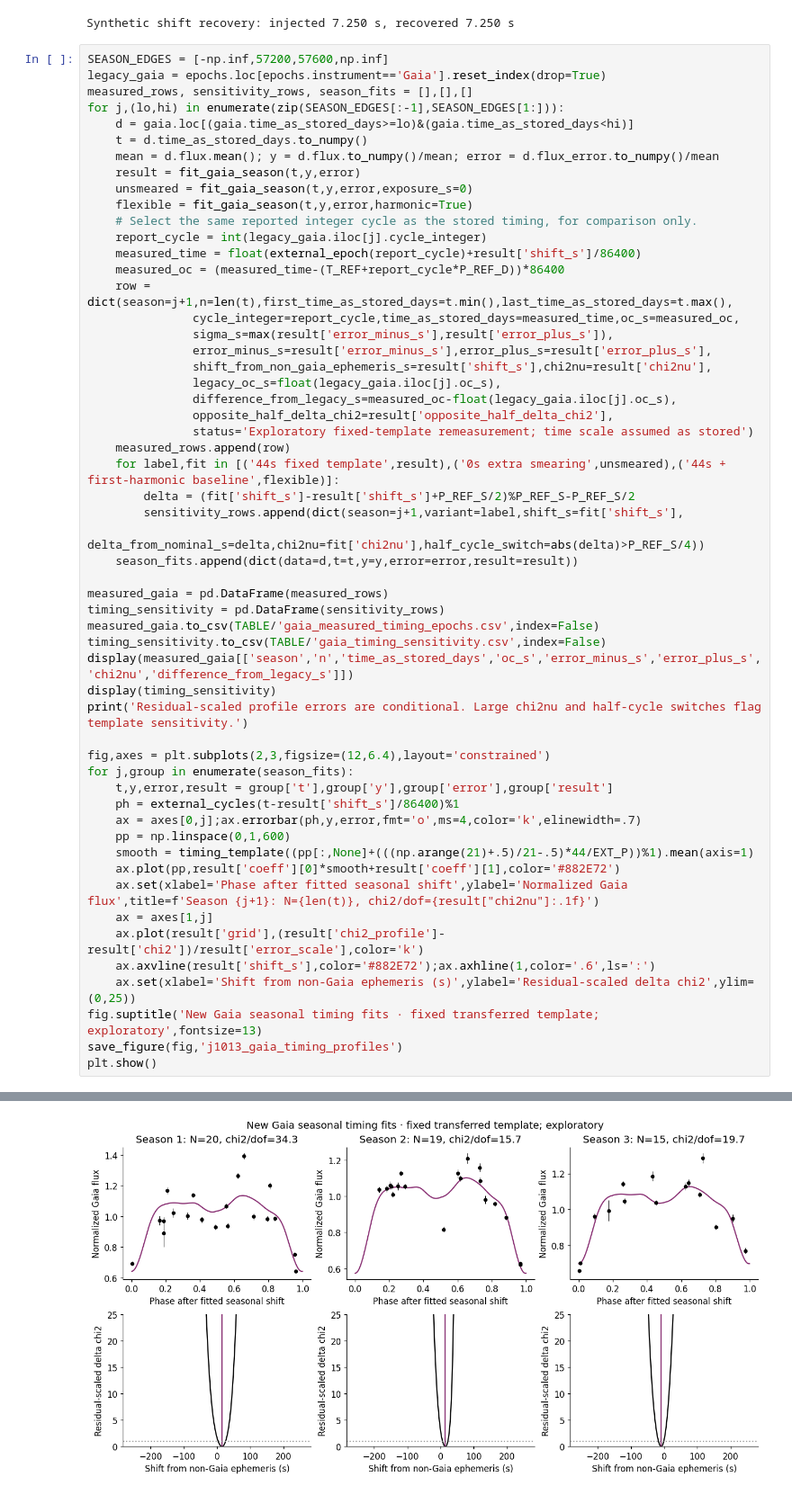
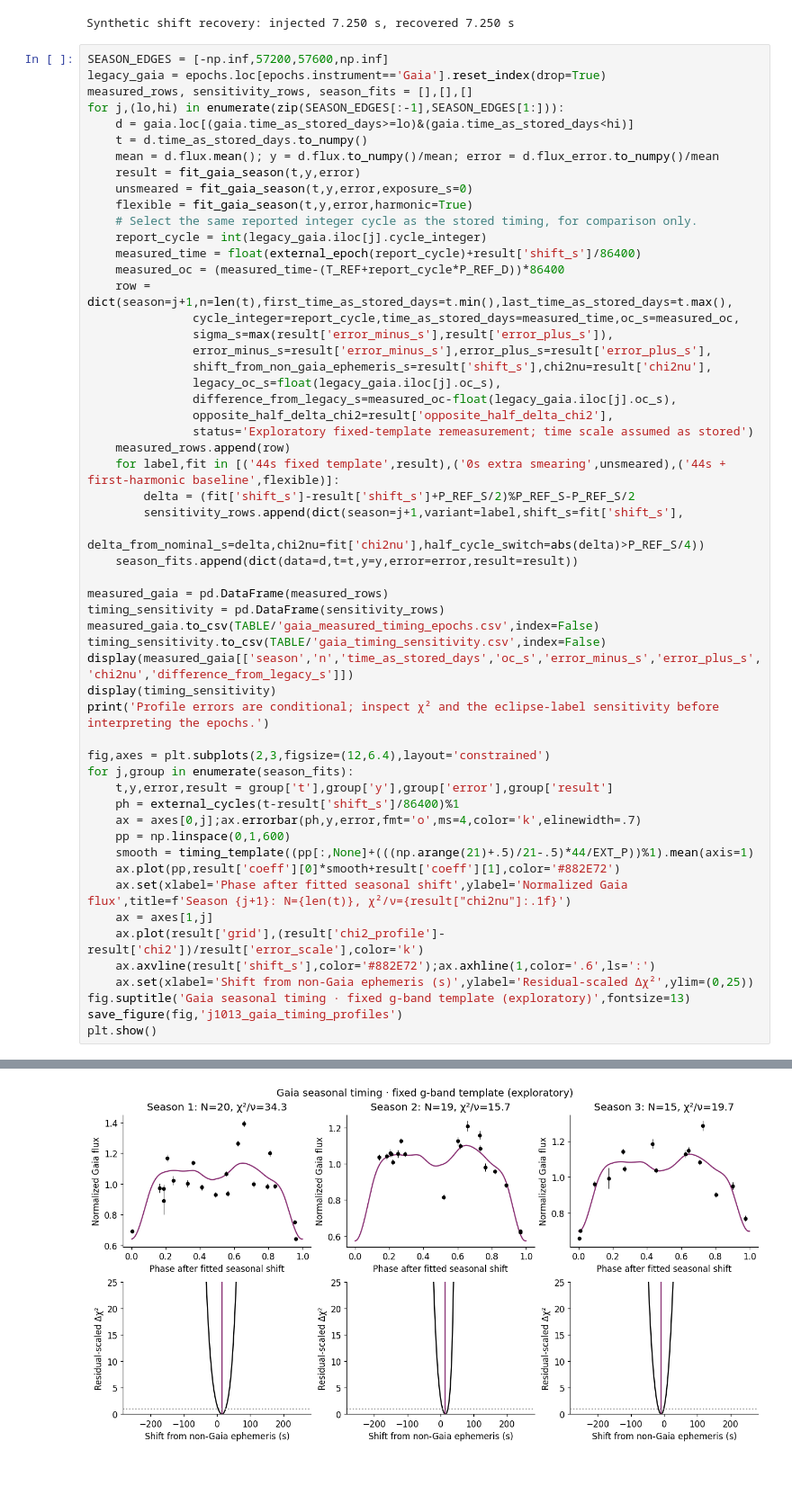
Before and after one commit to emmachickles/j1013-gaia-epoch-photometry, a Jupyter notebook: j1013_gaia_figures.ipynb, the cells around one changed output, grey strips where cells are left out. Shown at 90% size. Drawn from its saved outputs; the diff is of its cells as text.

```diff
--- a/j1013_gaia_figures.ipynb
+++ b/j1013_gaia_figures.ipynb
@@ -492,7 +474,7 @@ measured_gaia.to_csv(TABLE/'gaia_measured_timing_epochs.csv',index=False)
 timing_sensitivity.to_csv(TABLE/'gaia_timing_sensitivity.csv',index=False)
 display(measured_gaia[['season','n','time_as_stored_days','oc_s','error_minus_s','error_plus_s','chi2nu','difference_from_legacy_s']])
 display(timing_sensitivity)
-print('Residual-scaled profile errors are conditional. Large chi2nu and half-cycle switches flag template sensitivity.')
+print('Profile errors are conditional; inspect χ² and the eclipse-label sensitivity before interpreting the epochs.')
 
 fig,axes = plt.subplots(2,3,figsize=(12,6.4),layout='constrained')
 for j,group in enumerate(season_fits):
@@ -502,12 +484,12 @@ for j,group in enumerate(season_fits):
     pp = np.linspace(0,1,600)
     smooth = timing_template((pp[:,None]+(((np.arange(21)+.5)/21-.5)*44/EXT_P))%1).mean(axis=1)
     ax.plot(pp,result['coeff'][0]*smooth+result['coeff'][1],color='#882E72')
-    ax.set(xlabel='Phase after fitted seasonal shift',ylabel='Normalized Gaia flux',title=f'Season {j+1}: N={len(t)}, chi2/dof={result["chi2nu"]:.1f}')
+    ax.set(xlabel='Phase after fitted seasonal shift',ylabel='Normalized Gaia flux',title=f'Season {j+1}: N={len(t)}, χ²/ν={result["chi2nu"]:.1f}')
     ax = axes[1,j]
     ax.plot(result['grid'],(result['chi2_profile']-result['chi2'])/result['error_scale'],color='k')
     ax.axvline(result['shift_s'],color='#882E72');ax.axhline(1,color='.6',ls=':')
-    ax.set(xlabel='Shift from non-Gaia ephemeris (s)',ylabel='Residual-scaled delta chi2',ylim=(0,25))
-fig.suptitle('New Gaia seasonal timing fits · fixed transferred template; exploratory',fontsize=13)
+    ax.set(xlabel='Shift from non-Gaia ephemeris (s)',ylabel='Residual-scaled Δχ²',ylim=(0,25))
+fig.suptitle('Gaia seasonal timing · fixed g-band template (exploratory)',fontsize=13)
 save_figure(fig,'j1013_gaia_timing_profiles')
 plt.show()
 # %% [output]
@@ -529,2 +511,2 @@ Residual-scaled profile errors are conditional. Large chi2nu and half-cycle swit
-[figure, old version]
+[figure, new version]
 # %% [markdown]
```
Also changed, not shown: parts of 16 cells of this notebook, 12 other files.
